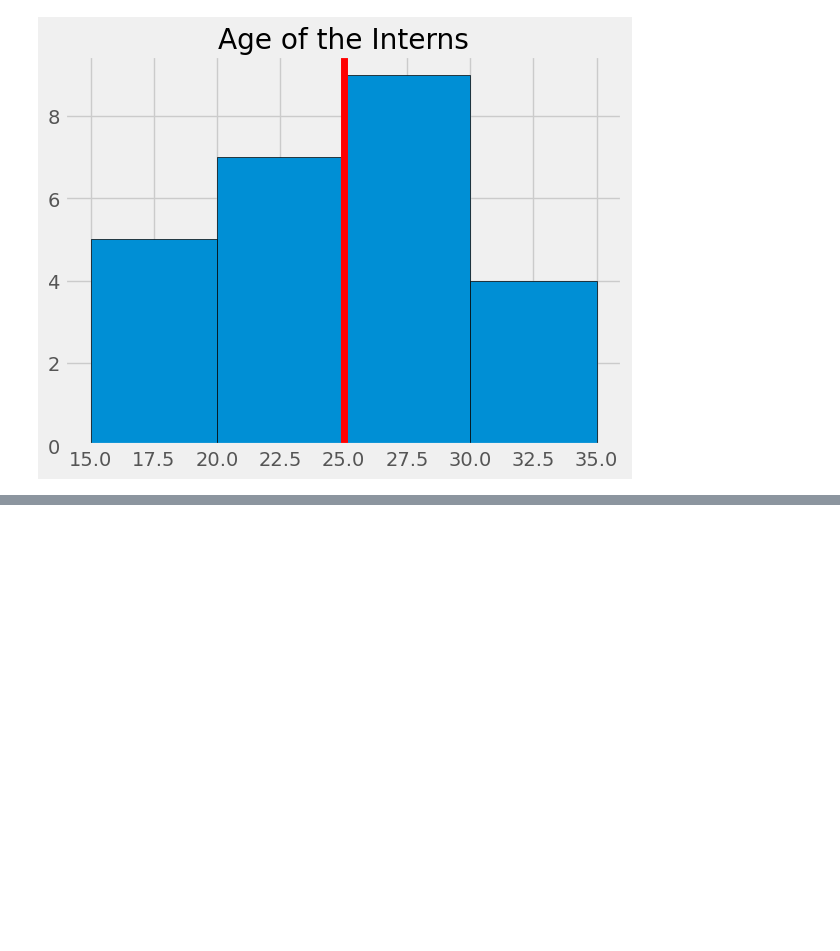
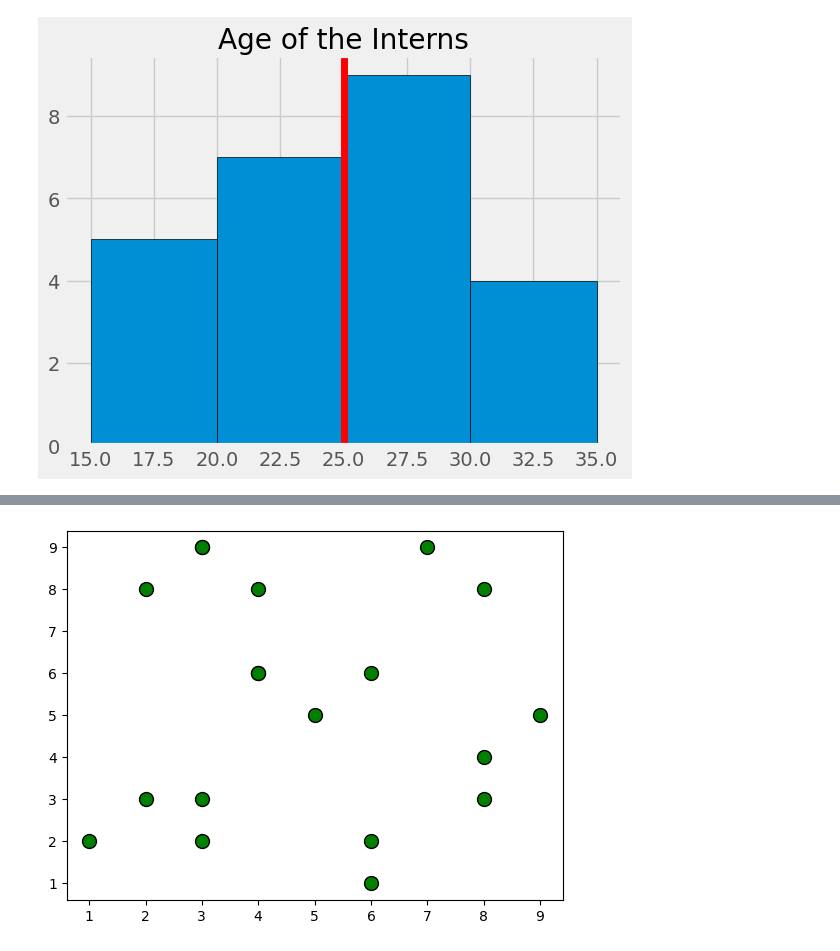
Before and after one commit to Suruthi-Keerthika/Projects, a Jupyter notebook: Mat.ipynb, the cells around one changed output, grey strips where cells are left out. Saved outputs shown, nothing was run; the diff lists cells and outputs as text; code cells hidden in the pictures; blank space fills up the shorter version.

```diff
--- a/Mat.ipynb
+++ b/Mat.ipynb
@@ -332,0 +342,5 @@ plt.show()
+# %%
+plt.scatter(x,y,s=100,c="Green",edgecolor="Black",linewidth=1)
+plt.show()
+# %% [output]
+[figure, added]
```
Also changed, not shown: parts of 7 cells of this notebook.
